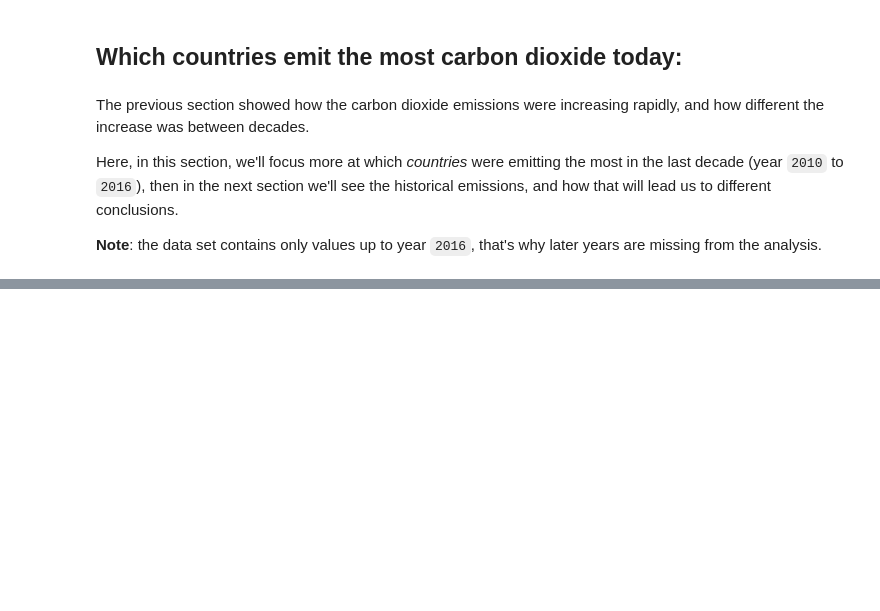
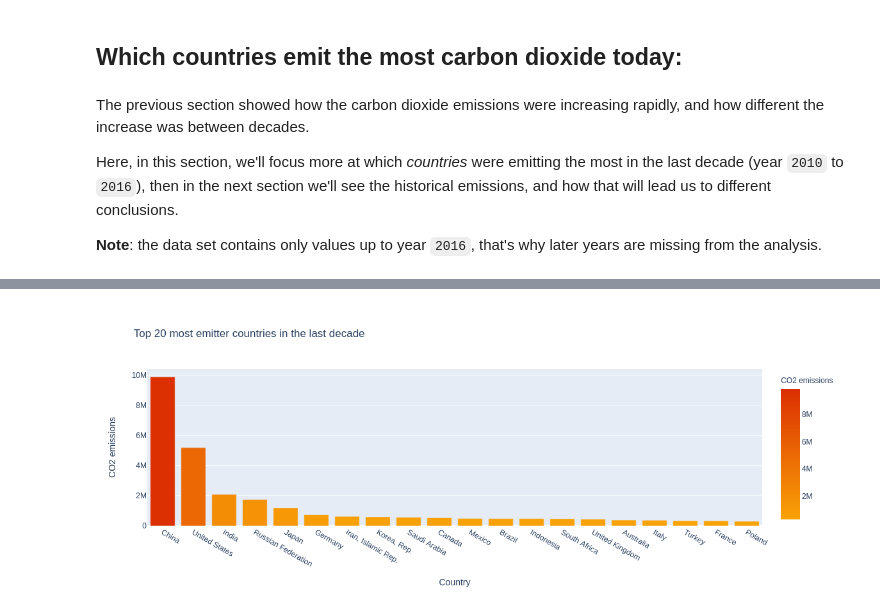
Before and after one commit to Reslan-Tinawi/Who-is-responsible-for-climate-change, a Jupyter notebook: who-is-responsible-for-climate-change.ipynb, the cells around one changed output, grey strips where cells are left out. Cells and saved outputs as stored; diff of their text form; code cells hidden in the pictures; blank space fills up the shorter version.

Commit message:
Refactor code, add more charts.

```diff
--- a/who-is-responsible-for-climate-change.ipynb
+++ b/who-is-responsible-for-climate-change.ipynb
@@ -310,10 +429,14 @@ temp_df.head()
 # %%
-px.bar(
+fig = px.bar(
     data_frame=temp_df[:20],
     x="Country",
     y="co2 emissions",
     color="co2 emissions",
     color_continuous_scale=["#FAA307", "#DC2F02"],
     labels={"co2 emissions": "CO2 emissions"},
-    title="Top 20 most emitter countries",
+    title="Top 20 most emitter countries in the last decade",
 )
+
+fig.show()
+# %% [output]
+[figure, added]
```
Also changed, not shown: parts of 33 cells of this notebook, 4 other files.
